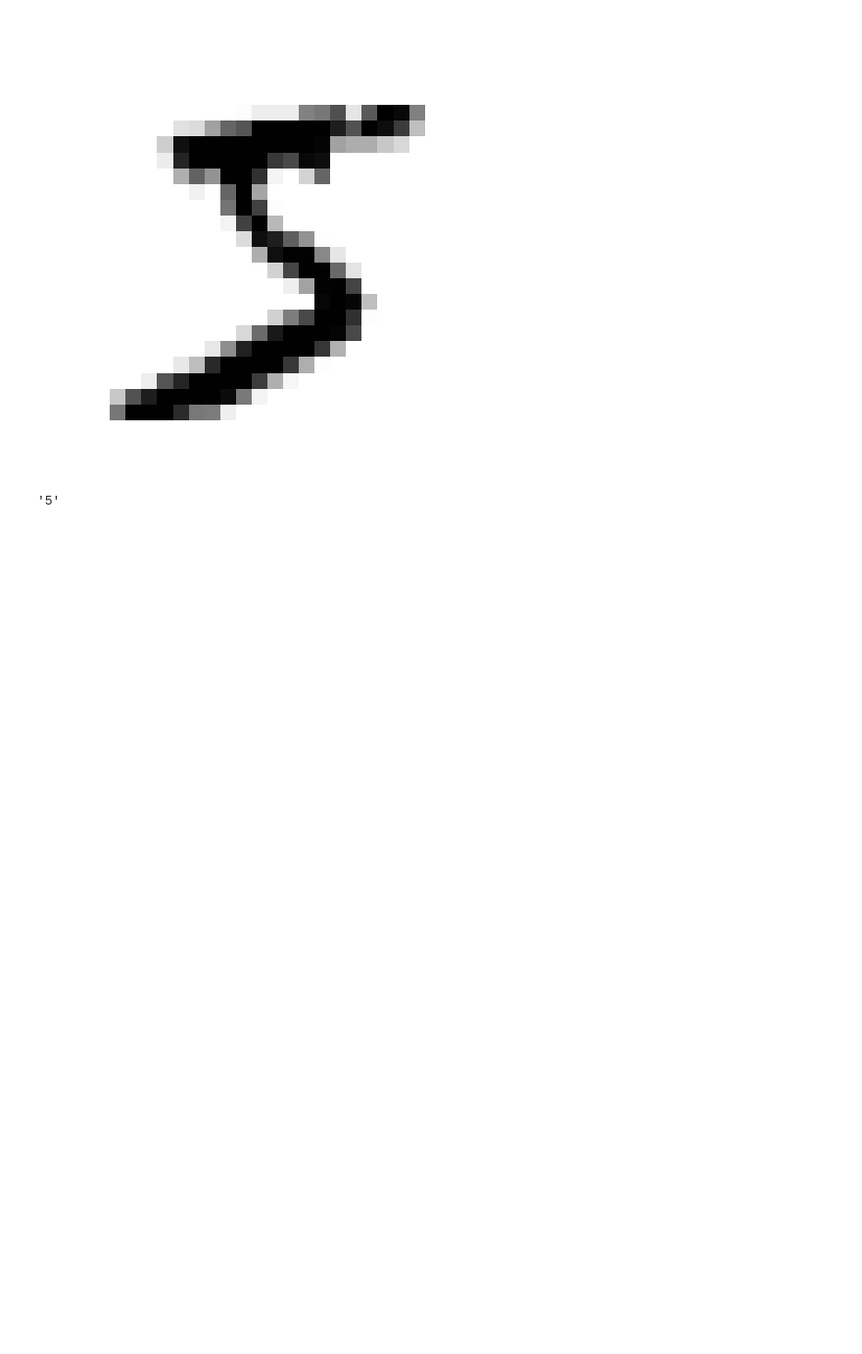
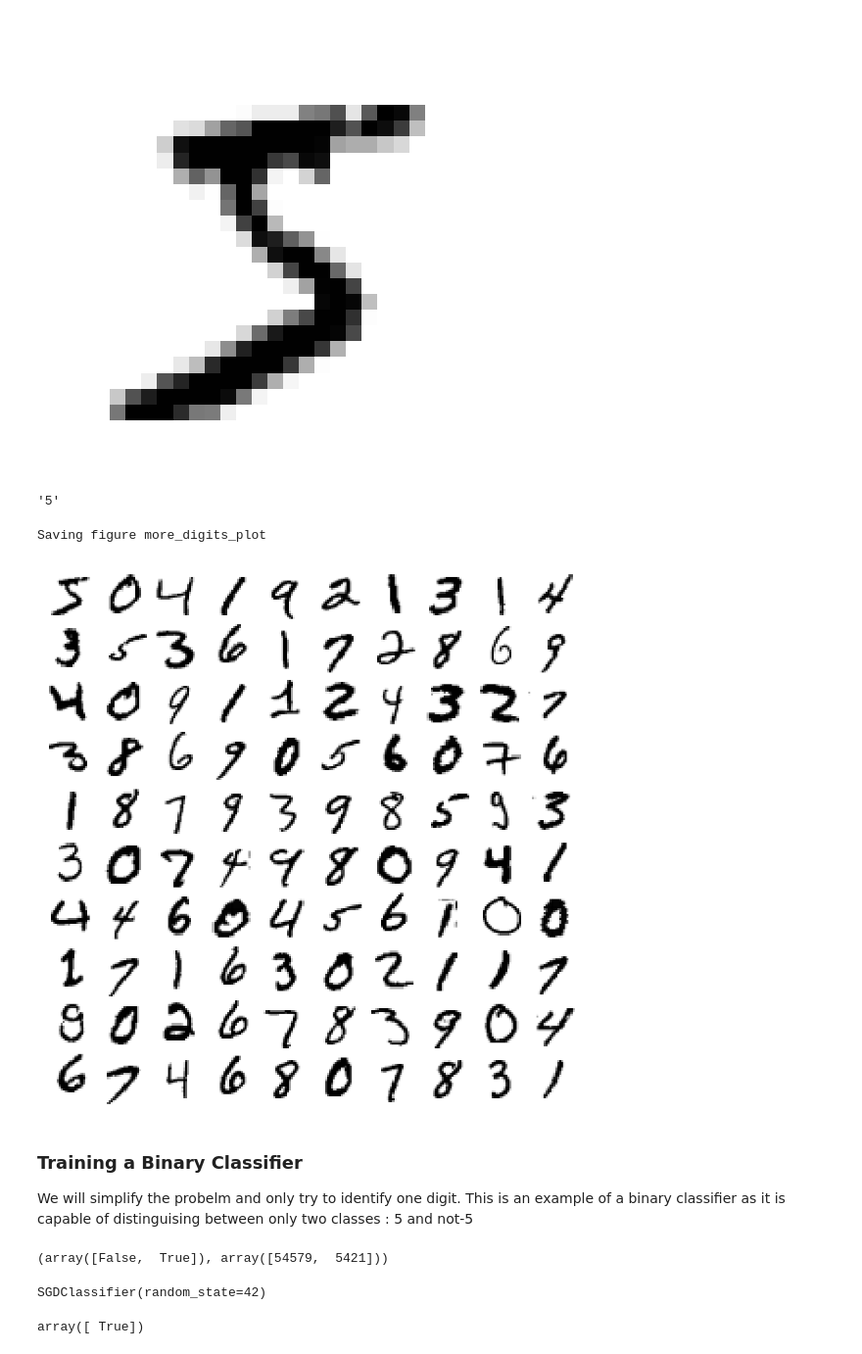
Before and after one commit to regional-specter/Learning-ML, a Jupyter notebook: Model Examples and Practice/supervised/classification.ipynb, the cells around one changed output. Shown at 98% size. Drawn from its saved outputs; the diff is of its cells as text; code cells hidden in the pictures; blank space fills up the shorter version.

Commit message:
Binary classifier, perf measure, confusion matrix

```diff
--- a/Model Examples and Practice/supervised/classification.ipynb
+++ b/Model Examples and Practice/supervised/classification.ipynb
@@ -92,2 +92,39 @@ y[0]
 # %% [output]
 '5'
+# %%
+# OVERVIEW OF THE MNIST DATASET AND DIGITS
+def plot_digits(instances, images_per_row=10, **options):
+    size = 28
+    images_per_row = min(len(instances), images_per_row)
+    # This is equivalent to n_rows = ceil(len(instances) / images_per_row):
+    n_rows = (len(instances) - 1) // images_per_row + 1
+
+    # Append empty images to fill the end of the grid, if needed:
+    n_empty = n_rows * images_per_row - len(instances)
+    padded_instances = np.concatenate([instances, np.zeros((n_empty, size * size))], axis=0)
+
+    # Reshape the array so it's organized as a grid containing 28×28 images:
+    image_grid = padded_instances.reshape((n_rows, images_per_row, size, size))
+
+    # Combine axes 0 and 2 (vertical image grid axis, and vertical image axis),
+    # and axes 1 and 3 (horizontal axes). We first need to move the axes that we
+    # want to combine next to each other, using transpose(), and only then we
+    # can reshape:
+    big_image = image_grid.transpose(0, 2, 1, 3).reshape(n_rows * size,
+                                                         images_per_row * size)
+    # Now that we have a big image, we just need to show it:
+    plt.imshow(big_image, cmap = mpl.cm.binary, **options)
+    plt.axis("off")
+
+plt.figure(figsize=(9,9))
+example_images = X[:100]
+plot_digits(example_images, images_per_row=10)
+save_fig("more_digits_plot")
+plt.show()
+# %% [output]
+Saving figure more_digits_plot
+[figure, added]
+# %% [markdown]
+### **Training a Binary Classifier**
+
+We will simplify the probelm and only try to identify one digit. This is an example of a binary classifier as it is capable of distinguising between only two classes : 5 and not-5
@@ -93,0 +133,21 @@ y[0]
+# %%
+# We will create the target vectors for this classification task :
+
+# Recent versions of fetch_openml loads the y values as strings by default
+y_train_5 = (y_train == '5') # True for all 5s and false for all other digits
+y_test_5 = (y_test == '5')
+
+np.unique(y_train_5, return_counts=True)
+# %% [output]
+(array([False,  True]), array([54579,  5421]))
+# %%
+from sklearn.linear_model import SGDClassifier # Stochastic Gradient Descent Classifier
+
+sgd_clf = SGDClassifier(max_iter=1000, tol=1e-3, random_state=42)
+sgd_clf.fit(X_train, y_train_5)
+# %% [output]
+SGDClassifier(random_state=42)
+# %%
+sgd_clf.predict([some_digit])
+# %% [output]
+array([ True])
```
Also changed, not shown: parts of 9 cells of this notebook, 1 other file.
